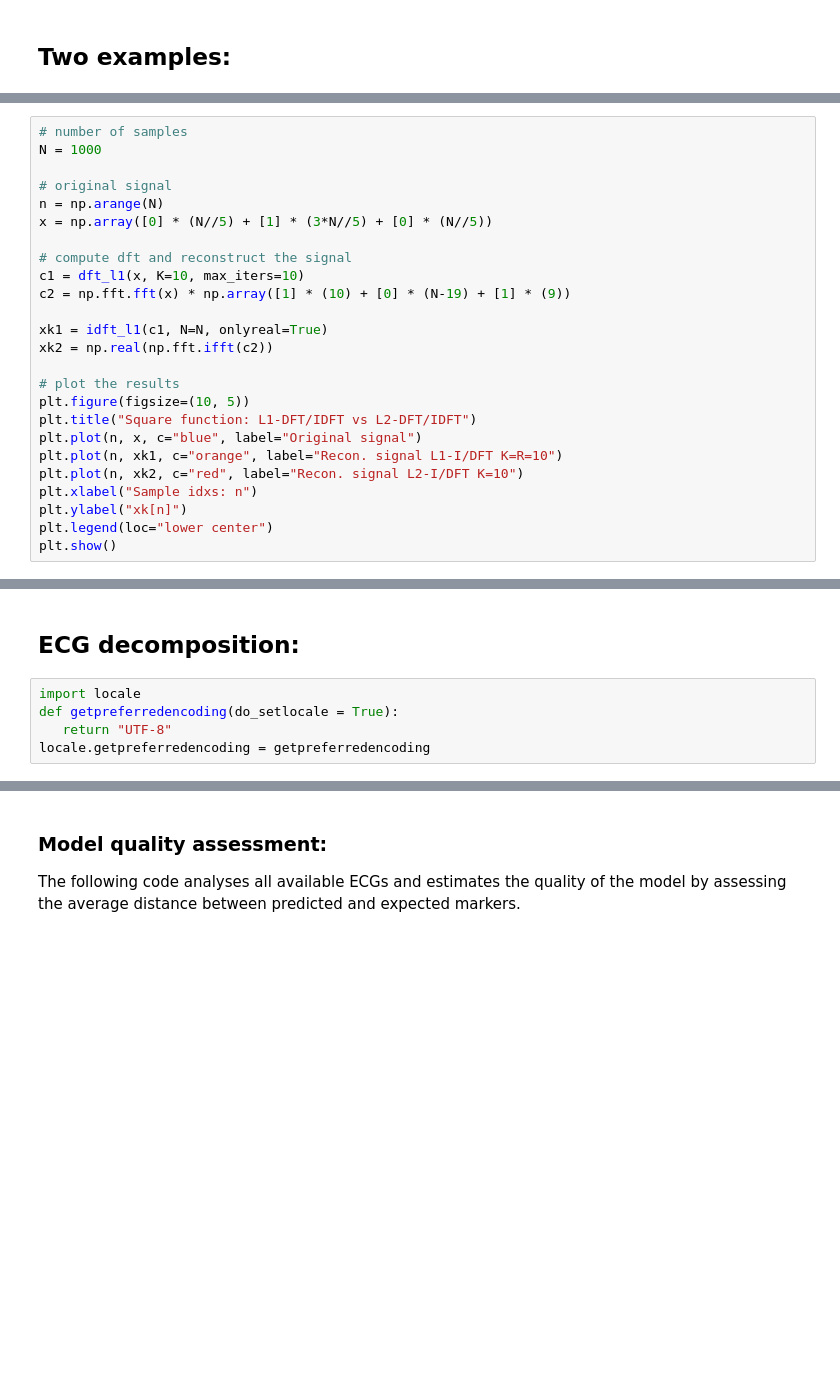
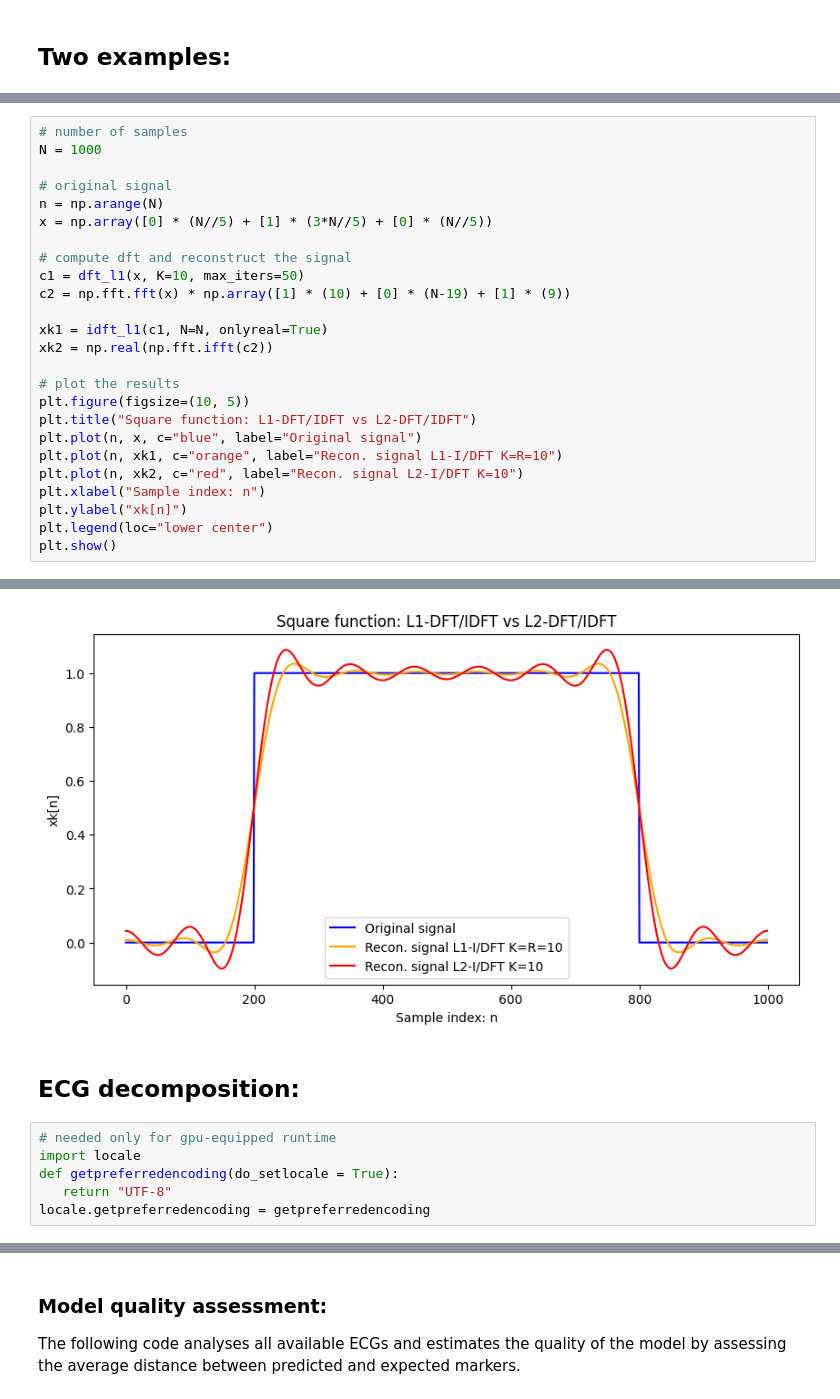
Before and after one commit to MatteoOnger/BSP_Project, a Jupyter notebook: BSP_ECG.ipynb, the cells around one changed output, grey strips where cells are left out. Saved outputs shown, nothing was run; the diff lists cells and outputs as text; blank space fills up the shorter version.

```diff
--- a/BSP_ECG.ipynb
+++ b/BSP_ECG.ipynb
@@ -456,7 +451,7 @@ n = np.arange(N)
 x = np.array([0] * (N//5) + [1] * (3*N//5) + [0] * (N//5))
 
 # compute dft and reconstruct the signal
-c1 = dft_l1(x, K=10, max_iters=10)
+c1 = dft_l1(x, K=10, max_iters=50)
 c2 = np.fft.fft(x) * np.array([1] * (10) + [0] * (N-19) + [1] * (9))
 
 xk1 = idft_l1(c1, N=N, onlyreal=True)
@@ -468,7 +463,8 @@ plt.title("Square function: L1-DFT/IDFT vs L2-DFT/IDFT")
 plt.plot(n, x, c="blue", label="Original signal")
 plt.plot(n, xk1, c="orange", label="Recon. signal L1-I/DFT K=R=10")
 plt.plot(n, xk2, c="red", label="Recon. signal L2-I/DFT K=10")
-plt.xlabel("Sample idxs: n")
+plt.xlabel("Sample index: n")
 plt.ylabel("xk[n]")
 plt.legend(loc="lower center")
 plt.show()
+# %% [output]
@@ -475,6 +473,8 @@ plt.show()
+[figure, added]
 # %% [markdown]
 ## ECG decomposition:
 # %%
+# needed only for gpu-equipped runtime
 import locale
 def getpreferredencoding(do_setlocale = True):
    return "UTF-8"
```
Also changed, not shown: parts of 10 cells of this notebook.
